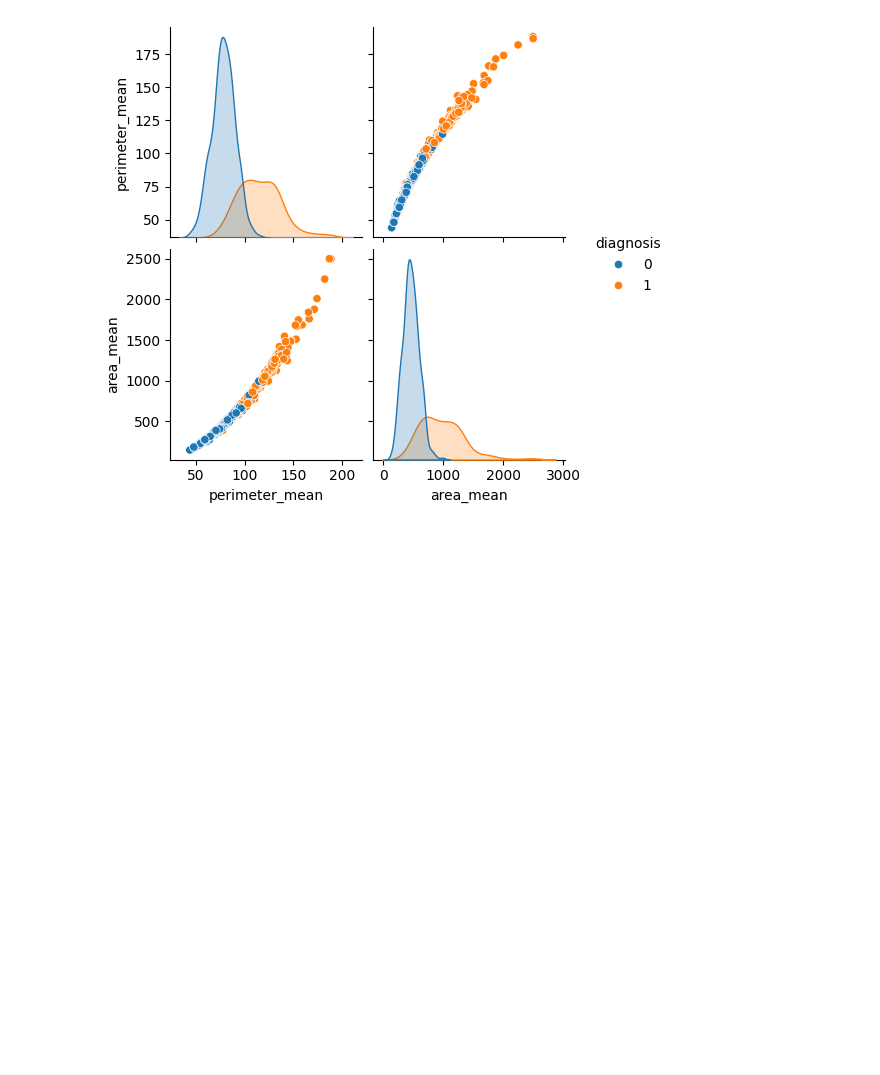
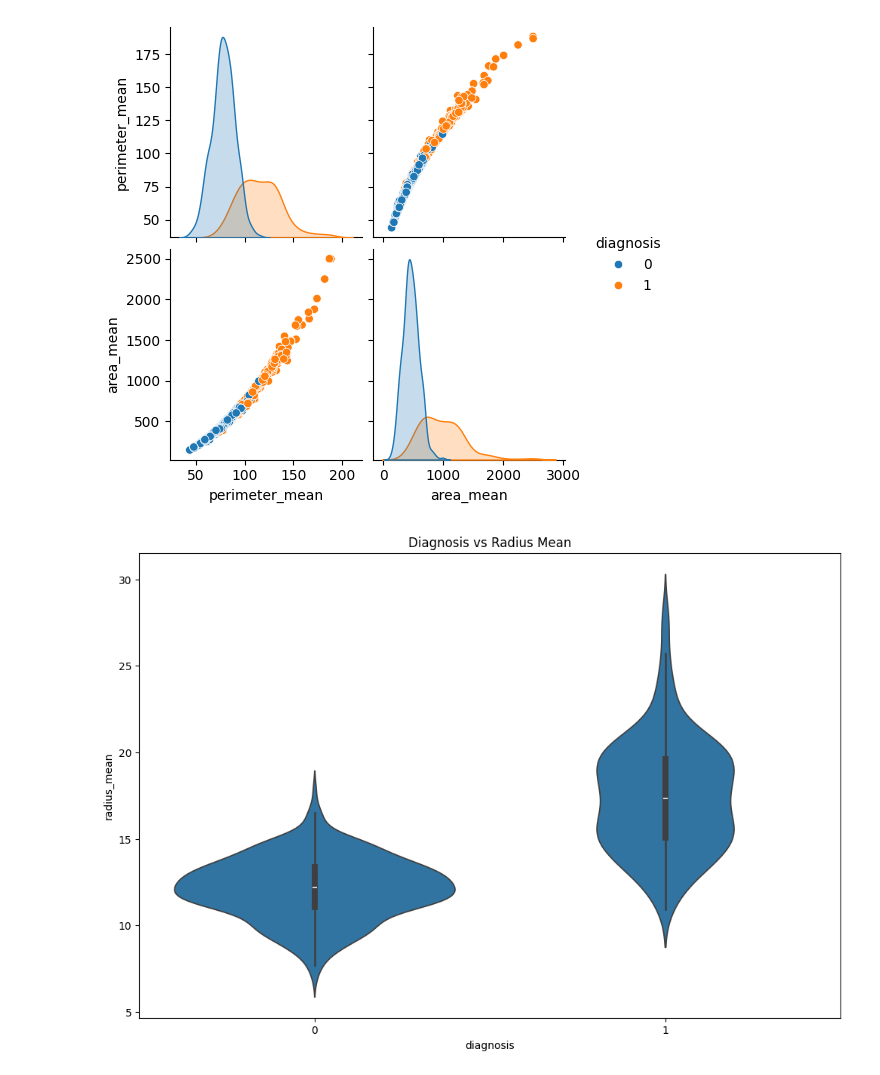
Before and after one commit to mohamadsolouki/Breast-Cancer-Prediction, a Jupyter notebook: notebooks/EDA.ipynb, the cells around one changed output. Drawn from its saved outputs; the diff is of its cells as text; code cells hidden in the pictures; blank space fills up the shorter version.

```diff
--- a/notebooks/EDA.ipynb
+++ b/notebooks/EDA.ipynb
@@ -128,3 +128,11 @@ Highly correlated features:
 <seaborn.axisgrid.PairGrid at 0x...>
 <Figure size 1200x800 with 0 Axes>
 [figure]
+# %%
+# Creating violin plots for highly correlated features
+plt.figure(figsize=(12, 8))
+sns.violinplot(x='diagnosis', y='radius_mean', data=data)
+plt.title('Diagnosis vs Radius Mean')
+plt.show()
+# %% [output]
+[figure, added]
```
Also changed, not shown: parts of 2 cells of this notebook.
